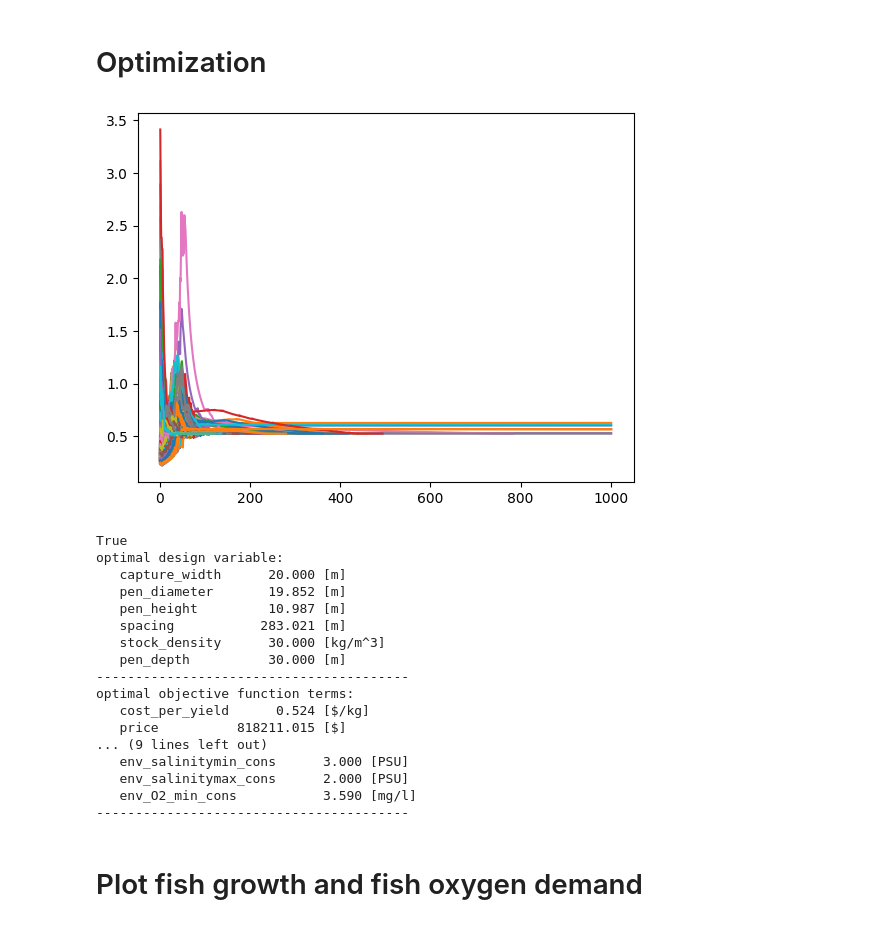
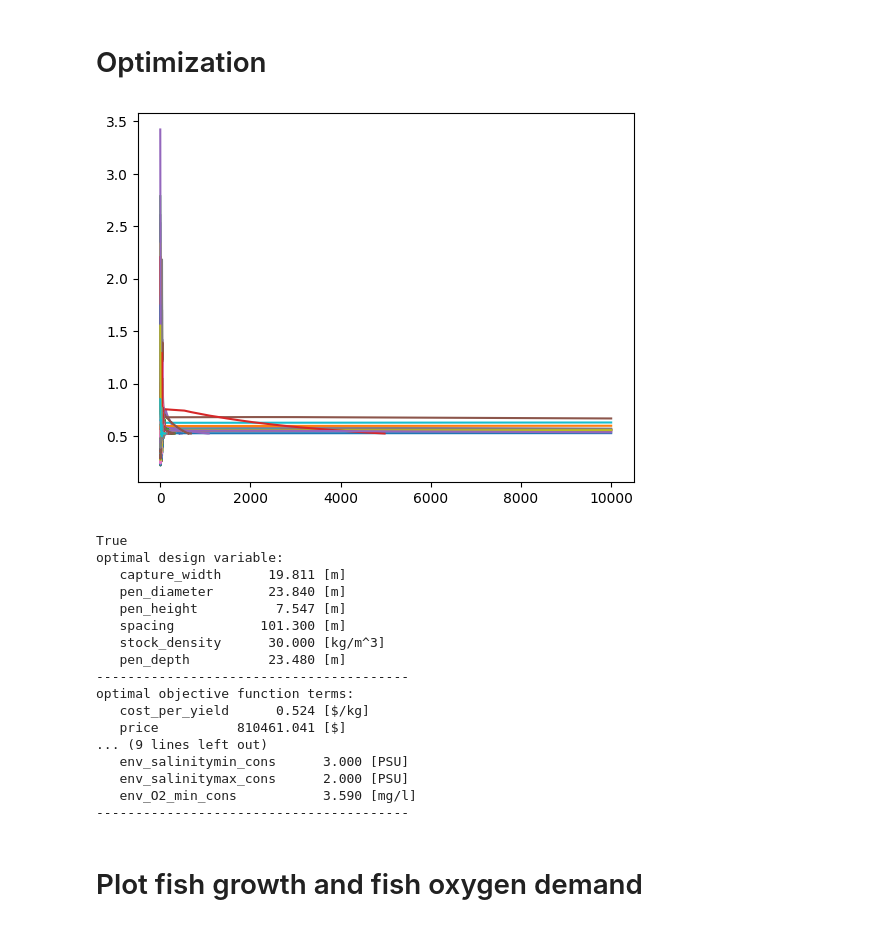
Before and after one commit to symbiotic-engineering/Aquaculture, a Jupyter notebook: run_sim_random_init.ipynb, the cells around one changed output. Drawn from its saved outputs; the diff is of its cells as text; code cells hidden in the pictures.

```diff
--- a/run_sim_random_init.ipynb
+++ b/run_sim_random_init.ipynb
@@ -10,7 +10,7 @@ from matplotlib import pyplot as plt
 from matplotlib.ticker import FormatStrFormatter
 from functools import partial
 
-max_iter = 1000
+max_iter = 10000
 
 def print_bold(str):
     print('\033[1m' + str + '\033[0;0m')
@@ -140,46 +140,46 @@ for i in range(len(wec_types)):
             u = {'type': 'ineq',
                  'fun': lambda x, ub=upper, i=factor: ub - x[i]}
             cons.append(l)
             cons.append(u)
 
         options={"maxiter":max_iter}
 
         res[i] = minimize(obj_fun, op_obj.x0,
                           args=arguments,
                           method='COBYLA',
                           #bounds=x_bnds,
                           constraints=cons,
                           options=options,
                           callback=partial(cb, obj=op_obj))
 
         #print(op_obj.ineq, res[i].success)
 
         if res[i].fun < res[best_idx].fun:
             best_idx = i
 
         ax.plot(iteration, op_obj.f)
 
         opt_res_history.append(op_obj.f)
         iteration_history.append(op_obj.count)
         cons_history.append(op_obj.ineq)
 
 plt.show()
 
 optimize_result(x_name, x_list, x_unit, res, p, best_idx)
 # %% [output]
-[figure, old version]
+[figure, new version]
 True
 optimal design variable:
-   capture_width      20.000 [m]
-   pen_diameter       19.852 [m]
-   pen_height         10.987 [m]
-   spacing           283.021 [m]
+   capture_width      19.811 [m]
+   pen_diameter       23.840 [m]
+   pen_height          7.547 [m]
+   spacing           101.300 [m]
    stock_density      30.000 [kg/m^3]
-   pen_depth          30.000 [m]
+   pen_depth          23.480 [m]
 ----------------------------------------
 optimal objective function terms:
    cost_per_yield      0.524 [$/kg]
-   price          818211.015 [$]
+   price          810461.041 [$]
 ... (9 lines left out)
    env_salinitymin_cons      3.000 [PSU]
    env_salinitymax_cons      2.000 [PSU]
```
Also changed, not shown: parts of 3 cells of this notebook, 3 other files.
